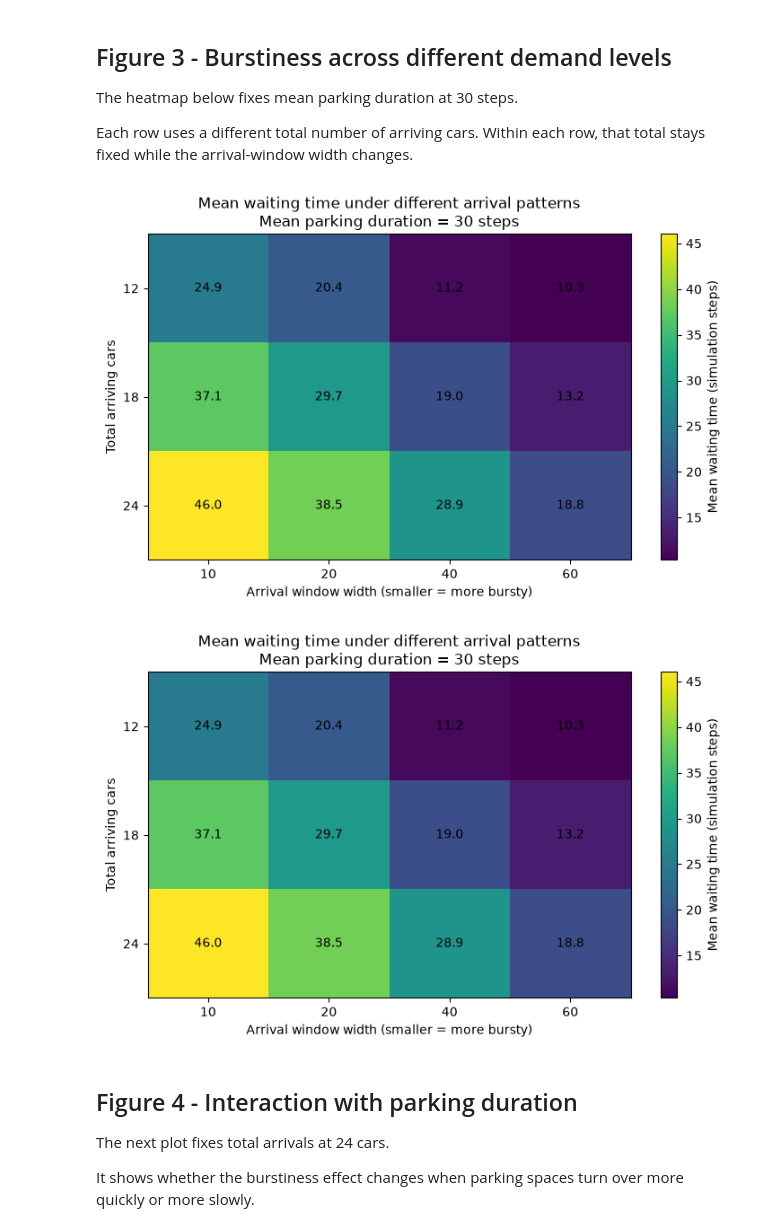
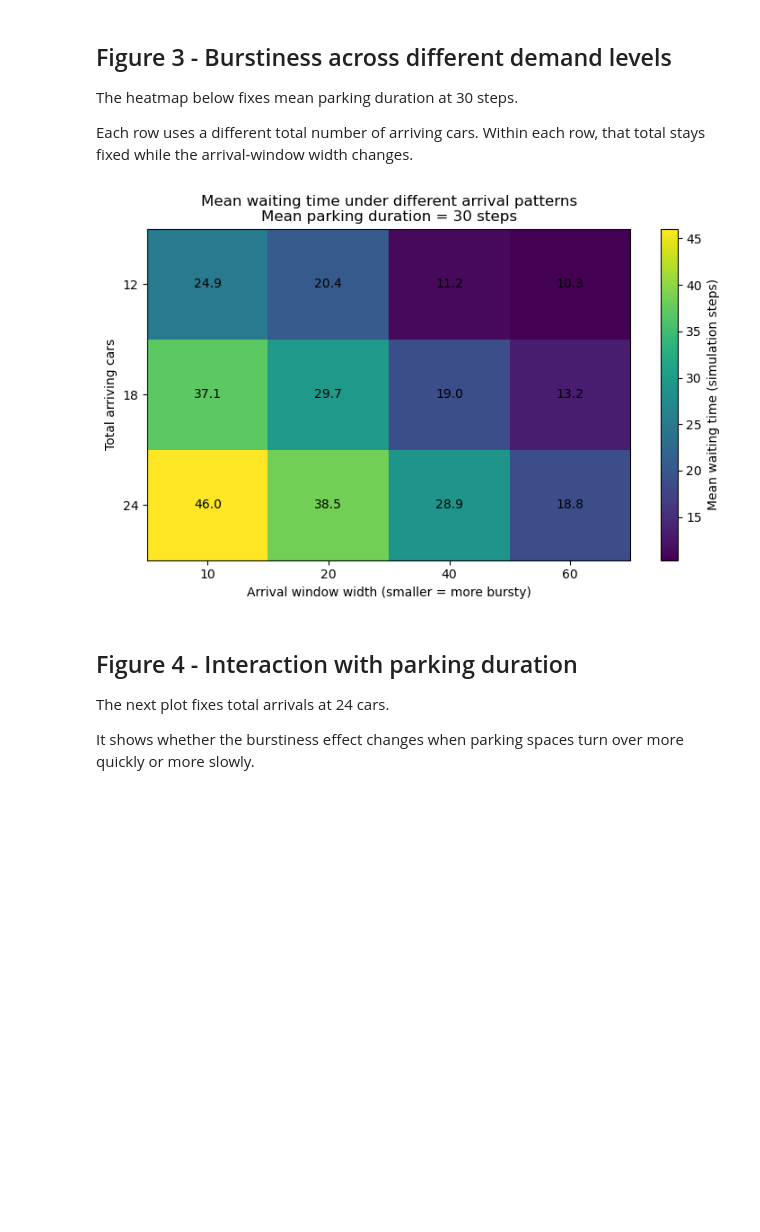
Before and after one commit to ZacAster/CITS4403_Project, a Jupyter notebook: notebooks/checkpoint2.ipynb, the cells around one changed output. Saved outputs shown, nothing was run; the diff lists cells and outputs as text; code cells hidden in the pictures; blank space fills up the shorter version.

```diff
--- a/notebooks/checkpoint2.ipynb
+++ b/notebooks/checkpoint2.ipynb
@@ -138,12 +141,12 @@ Each row uses a different total number of arriving cars. Within each row, that t
 # %%
 # Plot mean waiting time for several burst widths and total-demand levels.
 plot_burst_heatmap(
     summary_rows,
     mean_parking_duration=30,
-)
+    output_path=repo_root / "figures" / "burst_heatmap.png",
+);
 # %% [output]
-[figure, old version]
+[figure, new version]
-[figure, removed]
 # %% [markdown]
 ## Figure 4 - Interaction with parking duration
 
```
Also changed, not shown: parts of 4 cells of this notebook, 6 other files.
